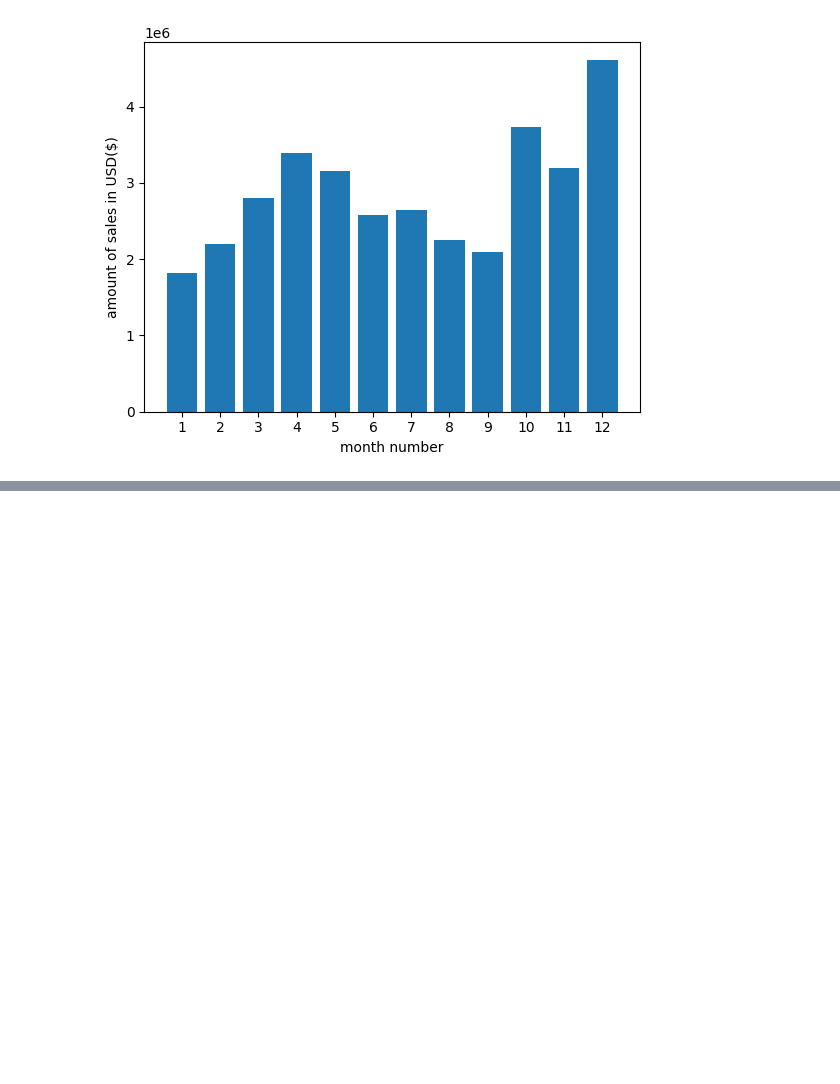
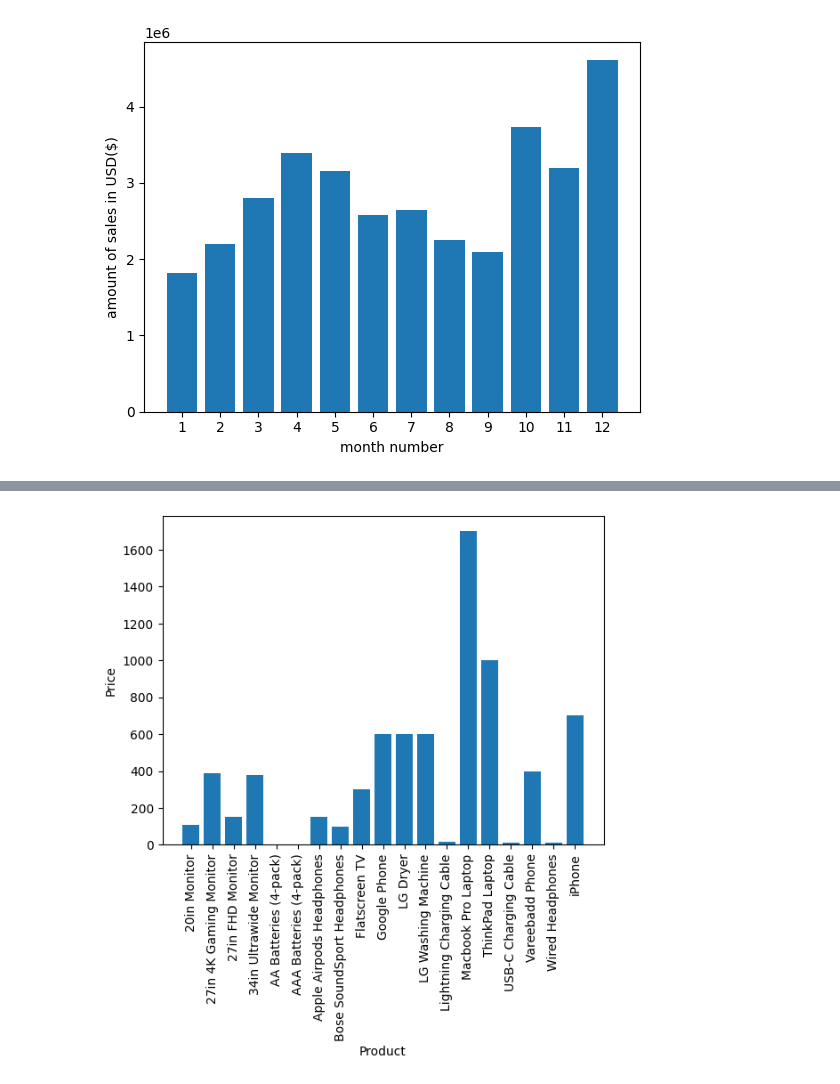
Before and after one commit to RasoolNosratiNia/Pandas-Data-Science-Tasks, a Jupyter notebook: SalesAnalysis/My-own-Analysis.ipynb, the cells around one changed output, grey strips where cells are left out. Drawn from its saved outputs; the diff is of its cells as text; code cells hidden in the pictures; blank space fills up the shorter version.

```diff
--- a/SalesAnalysis/My-own-Analysis.ipynb
+++ b/SalesAnalysis/My-own-Analysis.ipynb
@@ -126,0 +345,9 @@ plt.show()
+# %%
+price = temp_df.groupby('Product').mean()['Price Each']
+plt.bar(price.index, price)
+plt.xticks(price.index, rotation= 'vertical')
+plt.xlabel('Product')
+plt.ylabel('Price')
+plt.show()
+# %% [output]
+[figure, added]
```
Also changed, not shown: parts of 25 cells of this notebook.
